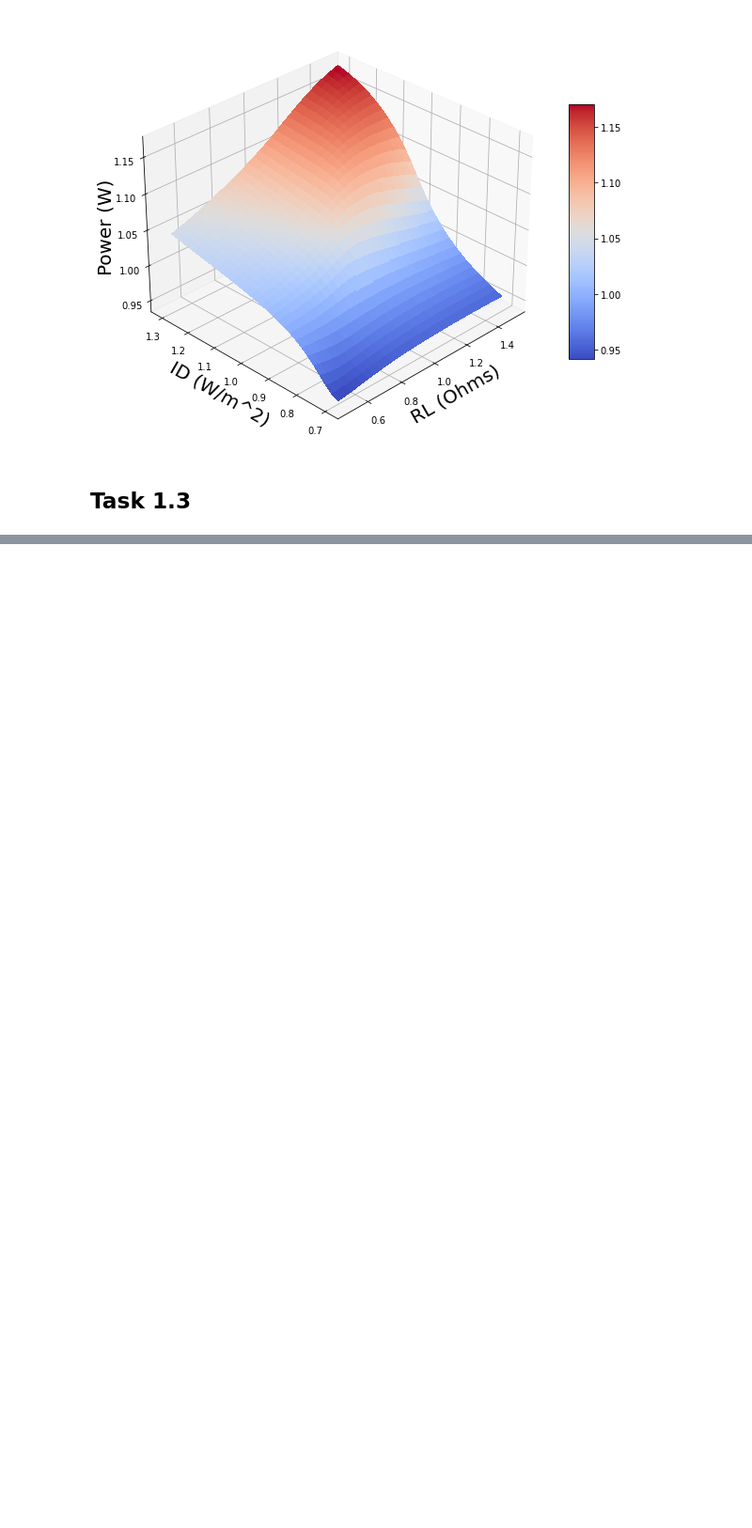
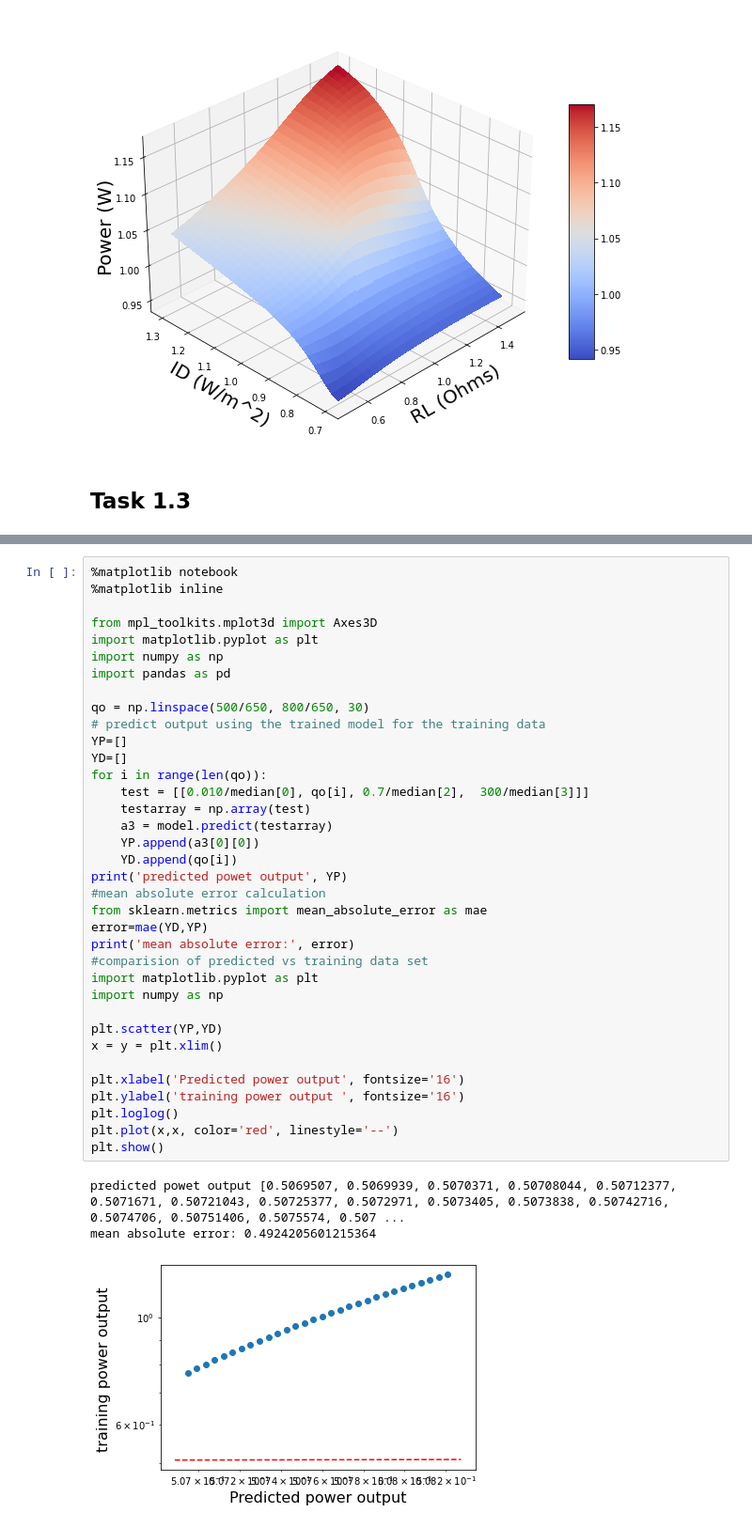
Before and after one commit to joshuaaduarte/Boiler-Modeling-Neural-Network, a Jupyter notebook: TaskOne.ipynb, the cells around one changed output, grey strips where cells are left out. Shown at 94% size. Saved outputs shown, nothing was run; the diff lists cells and outputs as text; blank space fills up the shorter version.

```diff
--- a/TaskOne.ipynb
+++ b/TaskOne.ipynb
@@ -1127,0 +1522,40 @@ plt.show()
+# %%
+%matplotlib notebook
+%matplotlib inline
+
+from mpl_toolkits.mplot3d import Axes3D
+import matplotlib.pyplot as plt
+import numpy as np
+import pandas as pd
+
+qo = np.linspace(500/650, 800/650, 30)
+# predict output using the trained model for the training data
+YP=[]
+YD=[]
+for i in range(len(qo)):
+    test = [[0.010/median[0], qo[i], 0.7/median[2],  300/median[3]]]
+    testarray = np.array(test)
+    a3 = model.predict(testarray)
+    YP.append(a3[0][0])
+    YD.append(qo[i])
+print('predicted powet output', YP)
+#mean absolute error calculation
+from sklearn.metrics import mean_absolute_error as mae
+error=mae(YD,YP)
+print('mean absolute error:', error)
+#comparision of predicted vs training data set
+import matplotlib.pyplot as plt
+import numpy as np
+
+plt.scatter(YP,YD)
+x = y = plt.xlim()
+
+plt.xlabel('Predicted power output', fontsize='16')
+plt.ylabel('training power output ', fontsize='16')
+plt.loglog()
+plt.plot(x,x, color='red', linestyle='--')
+plt.show()
+# %% [output]
+predicted powet output [0.5069507, 0.5069939, 0.5070371, 0.50708044, 0.50712377, 0.5071671, 0.50721043, 0.50725377, 0.5072971, 0.5073405, 0.5073838, 0.50742716, 0.5074706, 0.50751406, 0.5075574, 0.507 ...
+mean absolute error: 0.4924205601215364
+[figure, added]
```
Also changed, not shown: parts of 11 cells of this notebook, 5 other files.
